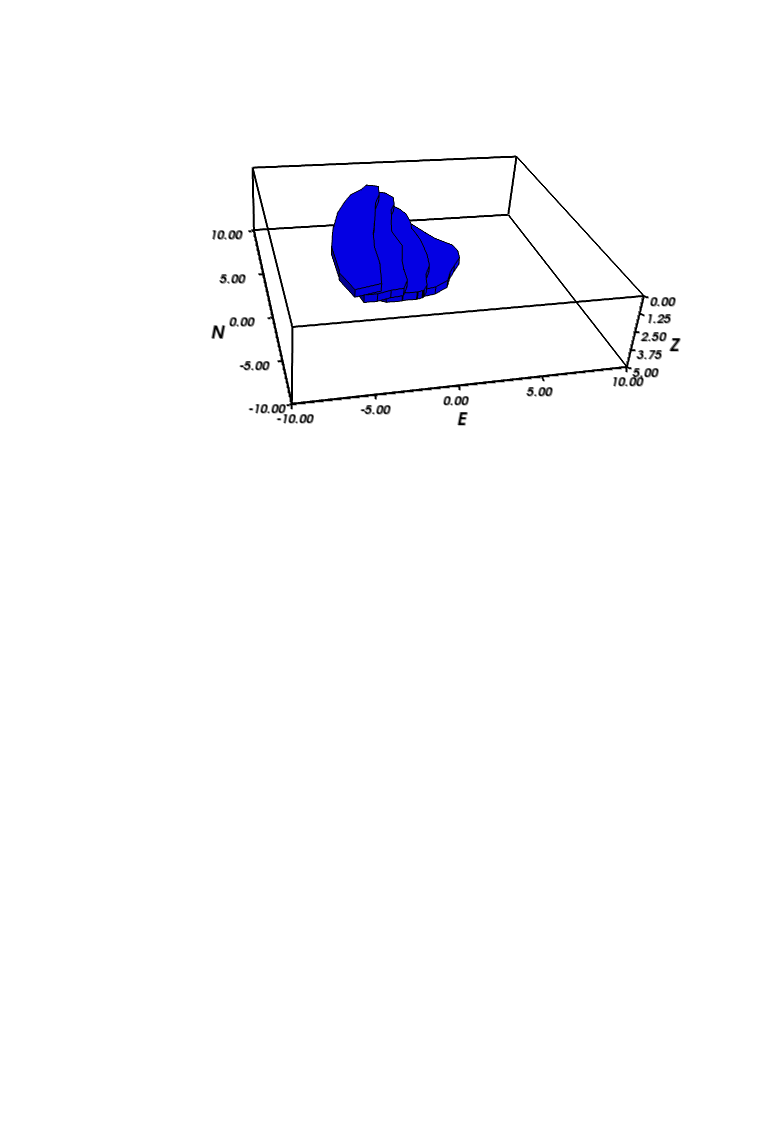
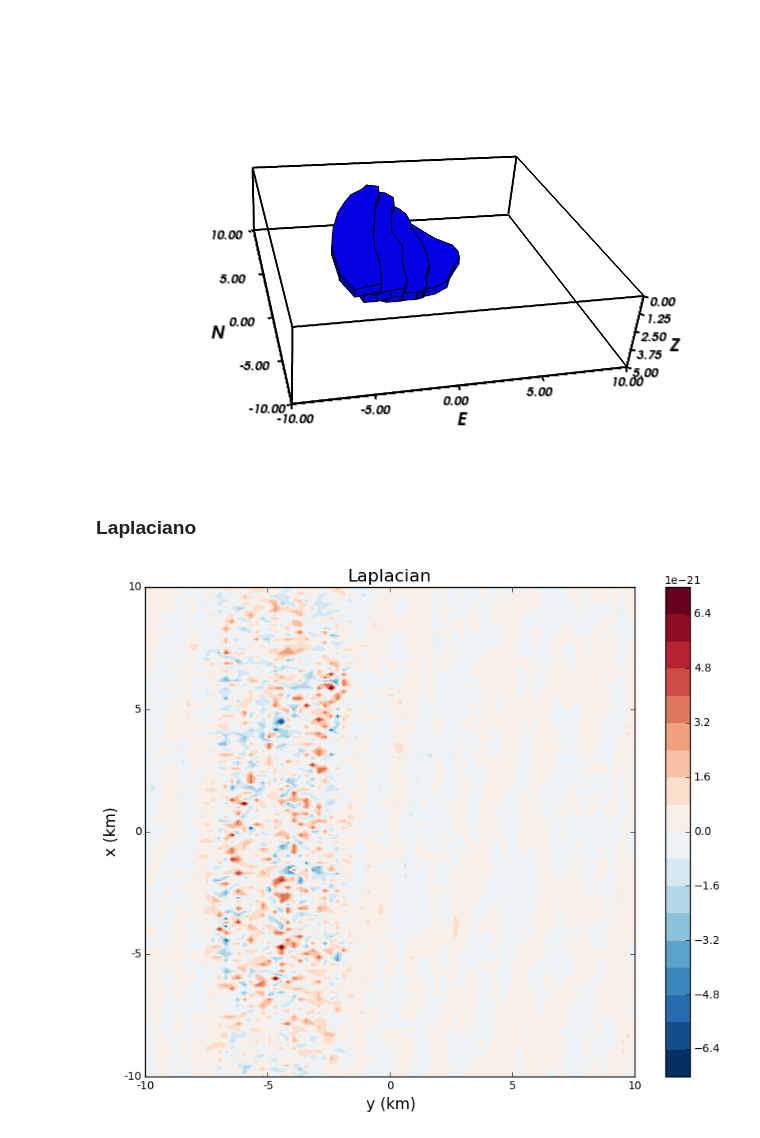
Before and after one commit to pinga-lab/CE-VII-SimBGf-2016, a Jupyter notebook: notebooks/synthetic_gravity_data/synthetic_grav_data_fatiando.ipynb, the cells around one changed output. Saved outputs shown, nothing was run; the diff lists cells and outputs as text; code cells hidden in the pictures; blank space fills up the shorter version.

Commit message:
calculo do laplaciano dos dados grav e mag

```diff
--- a/notebooks/synthetic_gravity_data/synthetic_grav_data_fatiando.ipynb
+++ b/notebooks/synthetic_gravity_data/synthetic_grav_data_fatiando.ipynb
@@ -150,3 +150,27 @@ myv.show()
 img('model.png')
 # %% [output]
 [figure]
+# %% [markdown]
+### Laplaciano
+# %%
+gzxx = transform.derivx(xp, yp, gz, shape, order=2, method='fft')
+gzyy = transform.derivy(xp, yp, gz, shape, order=2, method='fft')
+gzzz = transform.derivz(xp, yp, gz, shape, order=2, method='fft')
+# %%
+laplacian = gzxx + gzyy + gzzz
+# %%
+ranges = np.max(np.abs([np.min(laplacian), np.max(laplacian)]))
+mpl.figure(figsize=(10,8))
+mpl.axis('scaled')
+mpl.title("Laplacian", fontsize=16)
+mpl.contourf(yp, xp, laplacian, shape, 20, cmap=mpl.get_cmap('RdBu_r'),
+            vmin=-ranges, vmax=ranges)
+mpl.colorbar()
+mpl.xlabel('y (km)', fontsize=14)
+mpl.ylabel('x (km)', fontsize=14)
+mpl.set_area(area)
+mpl.m2km()
+mpl.savefig('laplacian_grav.png')
+mpl.show()
+# %% [output]
+[figure, added]
```
Also changed, not shown: parts of 7 cells of this notebook, 11 other files.
